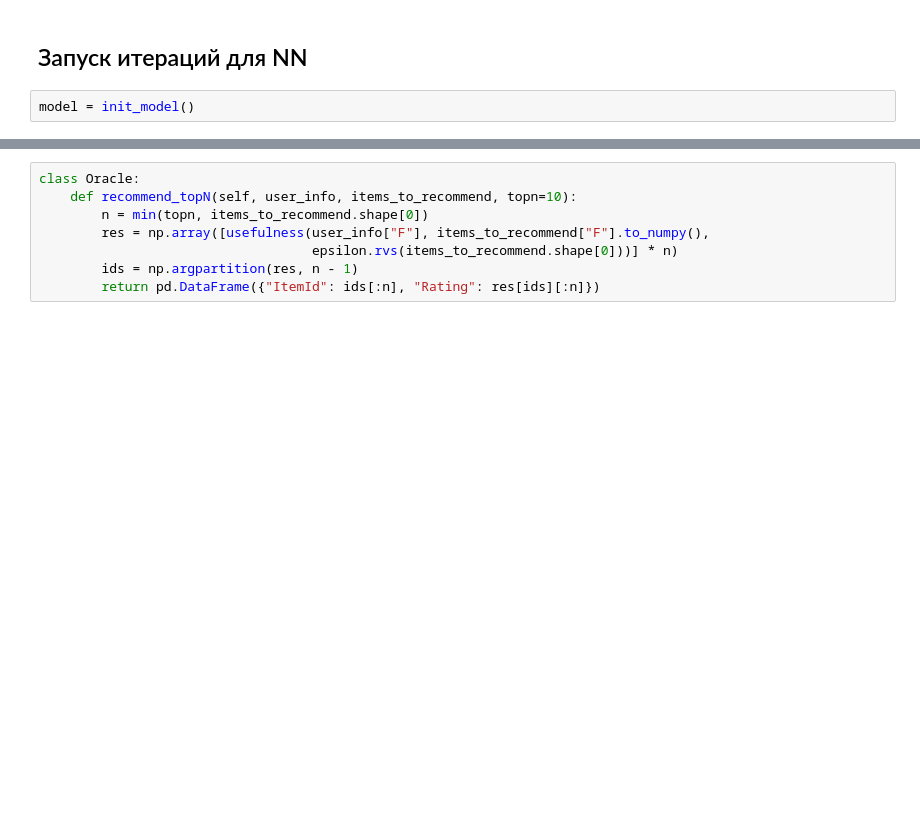
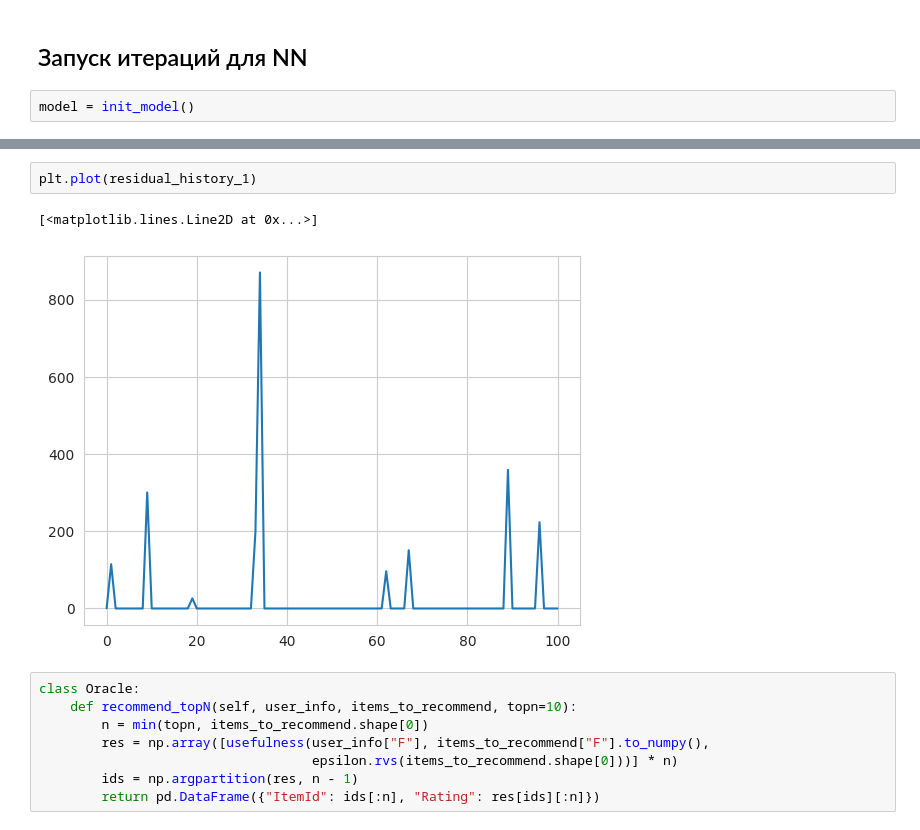
Before and after one commit to intsystems/2024-Project-144, a Jupyter notebook: code/main.ipynb, the cells around one changed output, grey strips where cells are left out. Saved outputs shown, nothing was run; the diff lists cells and outputs as text; blank space fills up the shorter version.

```diff
--- a/code/main.ipynb
+++ b/code/main.ipynb
@@ -148,3 +235,8 @@ plt.show()
+# %%
+plt.plot(residual_history_1)
+# %% [output]
+[<matplotlib.lines.Line2D at 0x...>]
+[figure, added]
 # %%
 class Oracle:
     def recommend_topN(self, user_info, items_to_recommend, topn=10):
```
Also changed, not shown: parts of 10 cells of this notebook, 18 other files.
